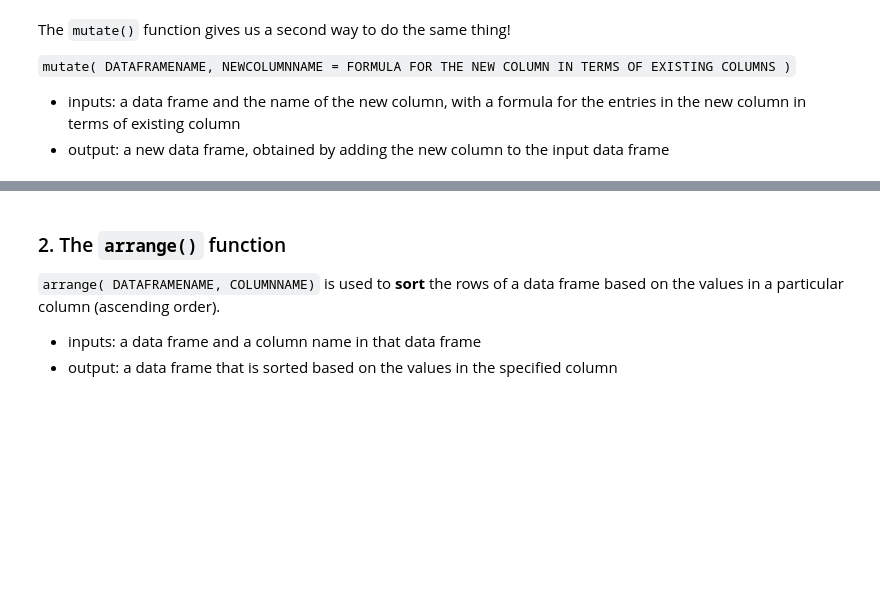
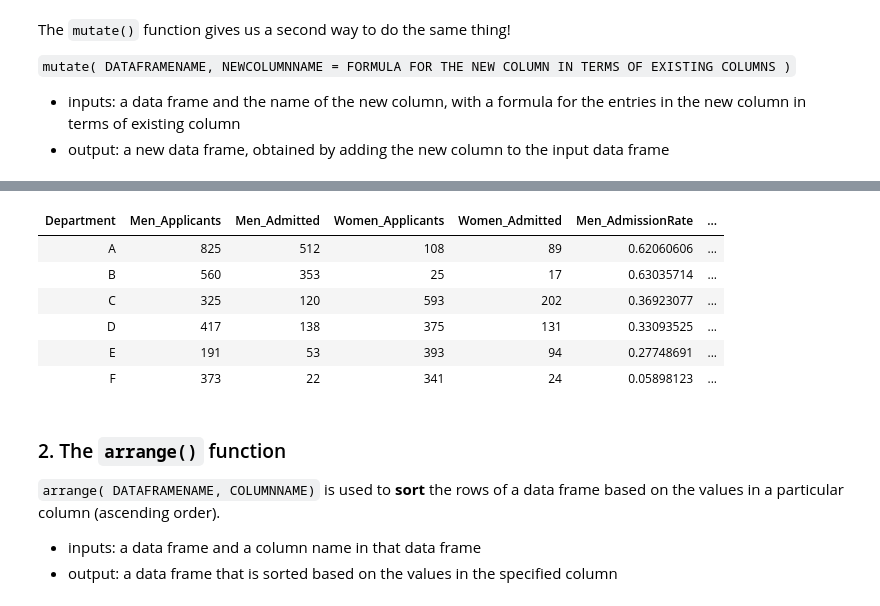
Before and after one commit to aparna-bhutani/coreua111-class_notebooks, a Jupyter notebook: lesson04/Lesson04-DataFrames-slides.ipynb, the cells around one changed output, grey strips where cells are left out. Saved outputs shown, nothing was run; the diff lists cells and outputs as text; code cells hidden in the pictures; blank space fills up the shorter version.

```diff
--- a/lesson04/Lesson04-DataFrames-slides.ipynb
+++ b/lesson04/Lesson04-DataFrames-slides.ipynb
@@ -36,3 +38,6 @@ The `mutate()` function gives us a second way to do the same thing!
 `mutate( DATAFRAMENAME, NEWCOLUMNNAME = FORMULA FOR THE NEW COLUMN IN TERMS OF EXISTING COLUMNS )`
 + inputs: a data frame and the name of the new column, with a formula for the entries in the new column in terms of existing column
 + output: a new data frame, obtained by adding the new column to the input data frame
+# %%
+berkeleydata$Men_AdmissionRate <- berkeleydata$Men_Admitted / berkeleydata$Men_Applicants
+berkeleydata
@@ -39,3 +52,15 @@ The `mutate()` function gives us a second way to do the same thing!
+# %%
+berkeleydata <- mutate(  berkeleydata , Women_AdmissionRate = Women_Admitted / Women_Applicants    )
+# %%
+berkeleydata
+# %% [output]
+| Department | Men_Applicants | Men_Admitted | Women_Applicants | Women_Admitted | Men_AdmissionRate | ... |
+| A | 825 | 512 | 108 | 89 | 0.62060606 | ... |
+| B | 560 | 353 | 25 | 17 | 0.63035714 | ... |
+| C | 325 | 120 | 593 | 202 | 0.36923077 | ... |
+| D | 417 | 138 | 375 | 131 | 0.33093525 | ... |
+| E | 191 | 53 | 393 | 94 | 0.27748691 | ... |
+| F | 373 | 22 | 341 | 24 | 0.05898123 | ... |
 # %% [markdown]
 ### 2. The `arrange()` function
 
```
Also changed, not shown: parts of 4 cells of this notebook, 30 other files.
